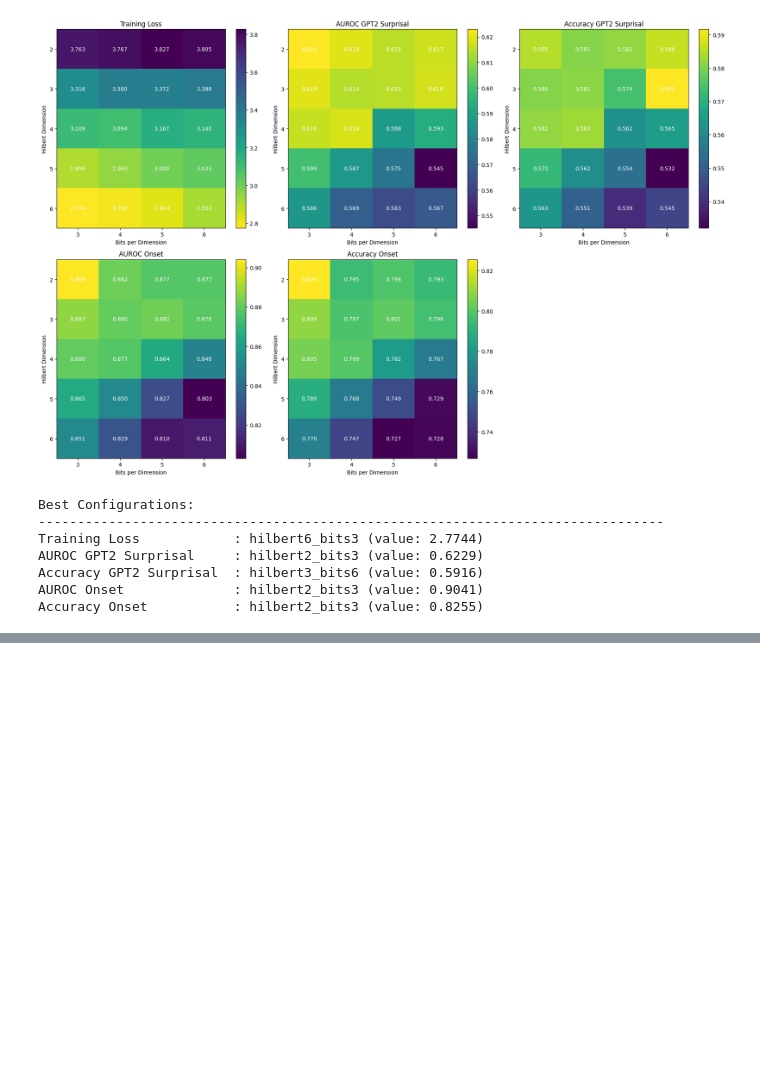
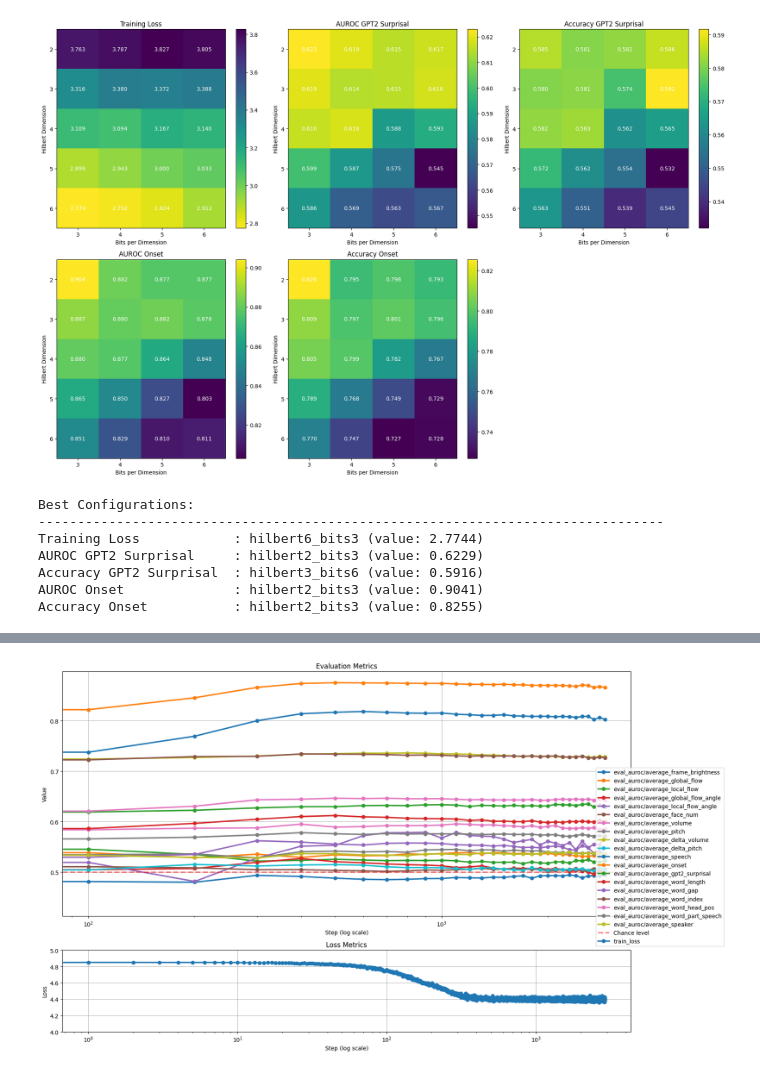
Before and after one commit to azaho/bfm, a Jupyter notebook: exp_single_electrode_new_ajile.ipynb, the cells around one changed output, grey strips where cells are left out. Saved outputs shown, nothing was run; the diff lists cells and outputs as text; code cells hidden in the pictures; blank space fills up the shorter version.

Commit message:
single elec progress

```diff
--- a/exp_single_electrode_new_ajile.ipynb
+++ b/exp_single_electrode_new_ajile.ipynb
@@ -1632,3 +1632,85 @@ AUROC GPT2 Surprisal     : hilbert2_bits3 (value: 0.6229)
 Accuracy GPT2 Surprisal  : hilbert3_bits6 (value: 0.5916)
 AUROC Onset              : hilbert2_bits3 (value: 0.9041)
 Accuracy Onset           : hilbert2_bits3 (value: 0.8255)
+# %%
+import json
+import matplotlib.pyplot as plt
+import numpy as np
+
+# Load the JSON file
+json_file_path = "eval_results/single_electrode_new_lin/btbank3_1_embed128_resolution2.json"
+try:
+    with open(json_file_path, 'r') as f:
+        results = json.load(f)
+except FileNotFoundError:
+    print(f"File not found: {json_file_path}")
+    results = {}
+
+if results:
+    # Organize metrics and their corresponding steps
+    eval_metrics = {}
+    loss_metrics = {}
+    steps = {}
+
+    for entry in results:
+        if 'step' in entry:
+            step = entry['step']
+
+            # Add all metrics to the appropriate dictionary
+            for key, value in entry.items():
+                if key != 'step':
+                    if 'loss' in key:
+                        if key not in loss_metrics:
+                            loss_metrics[key] = []
+                            steps[key] = []
+                        loss_metrics[key].append(value)
+                        steps[key].append(step)
+                    elif 'auroc' in key and 'average' in key:
+                        if key not in eval_metrics:
+                            eval_metrics[key] = []
+                            steps[key] = []
+                        eval_metrics[key].append(value)
+                        steps[key].append(step)
+
+    # Print initial values (step -1 or the first evaluation)
+    print("\nInitial Values (First Evaluation):")
+    print("-" * 80)
+    first_entry = results[0] if results else {}
+    for key, value in first_entry.items():
+        if key != 'step' and 'auroc' in key and 'average' in key:
+            print(f"{key:<50}: {value:.6f}")
+
+    # Create a figure with two subplots with different heights (first one taller)
+    fig, (ax1, ax2) = plt.subplots(2, 1, figsize=(15, 10), gridspec_kw={'height_ratios': [3, 1]})
+
+    # Plot all evaluation metrics on the first subplot with thicker lines
+    for metric_name, metric_values in eval_metrics.items():
+        ax1.semilogx(steps[metric_name], metric_values, 'o-', label=metric_name, linewidth=2.5)
+
+    ax1.set_title('Evaluation Metrics')
+    ax1.set_xlabel('Step (log scale)')
+    ax1.set_ylabel('Value')
+    ax1.grid(True)
+    ax1.axhline(y=0.5, color='r', linestyle='--', alpha=0.5, label='Chance level', linewidth=2.5)
+
+    # Plot loss metrics on the second subplot with thicker lines
+    for metric_name, metric_values in loss_metrics.items():
+        ax2.semilogx(steps[metric_name], metric_values, 'o-', label=metric_name, linewidth=2.5)
+
+    ax2.set_title('Loss Metrics')
+    ax2.set_xlabel('Step (log scale)')
+    ax2.set_ylabel('Loss')
+    ax2.grid(True)
+    ax2.set_ylim(4, 5)
+
+    # Place legend to the right of the whole figure
+    fig.tight_layout()
+    handles1, labels1 = ax1.get_legend_handles_labels()
+    handles2, labels2 = ax2.get_legend_handles_labels()
+    fig.legend(handles1 + handles2, labels1 + labels2, loc='center right', bbox_to_anchor=(1.15, 0.5))
+
+    plt.tight_layout()
+    plt.show()
+else:
+    print("No data loaded from the JSON file.")
+# %% [output]
@@ -1634,0 +1734 @@ Accuracy Onset           : hilbert2_bits3 (value: 0.8255)
+[figure, added]
```
Also changed, not shown: parts of 6 cells of this notebook, 9 other files.
